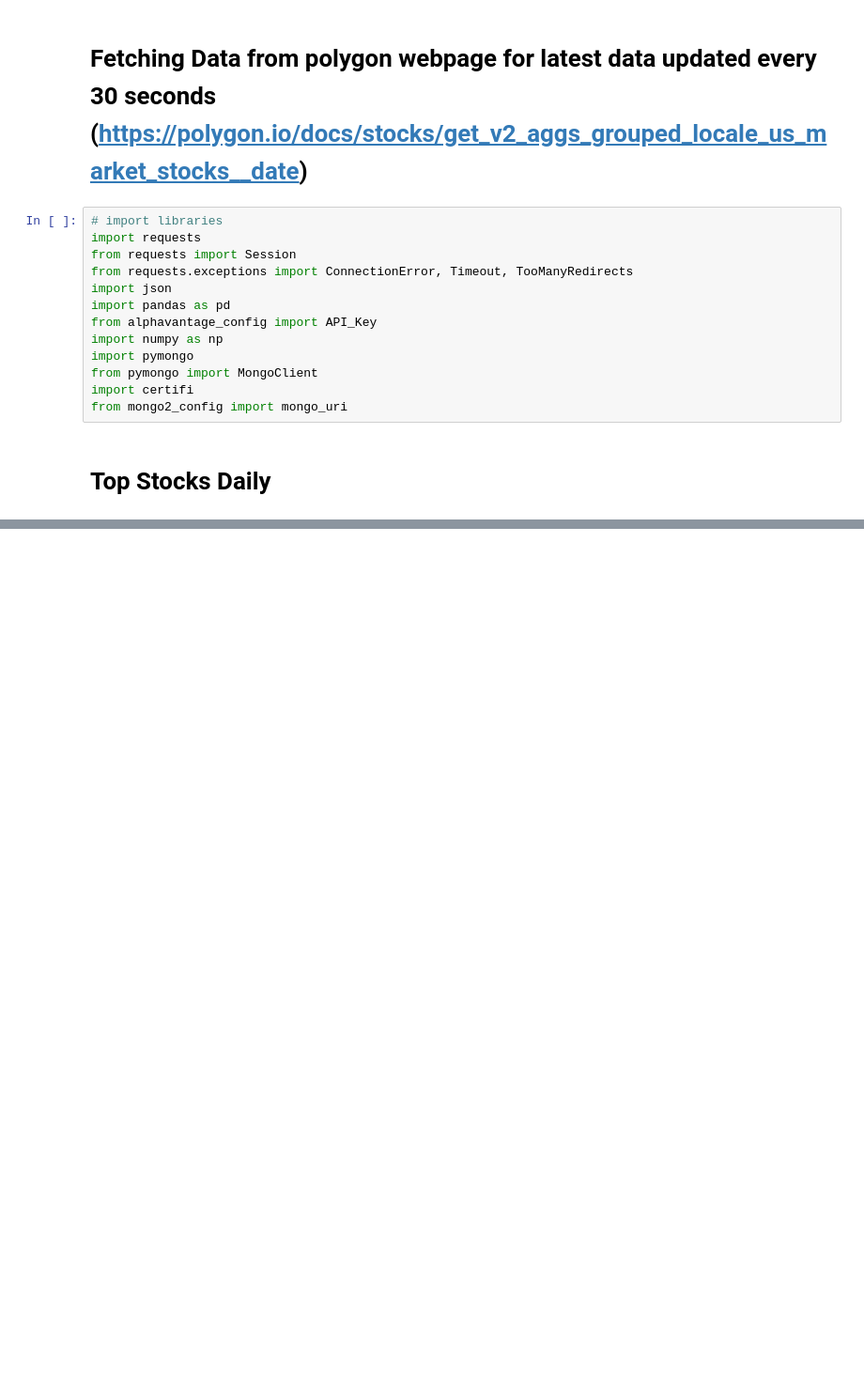
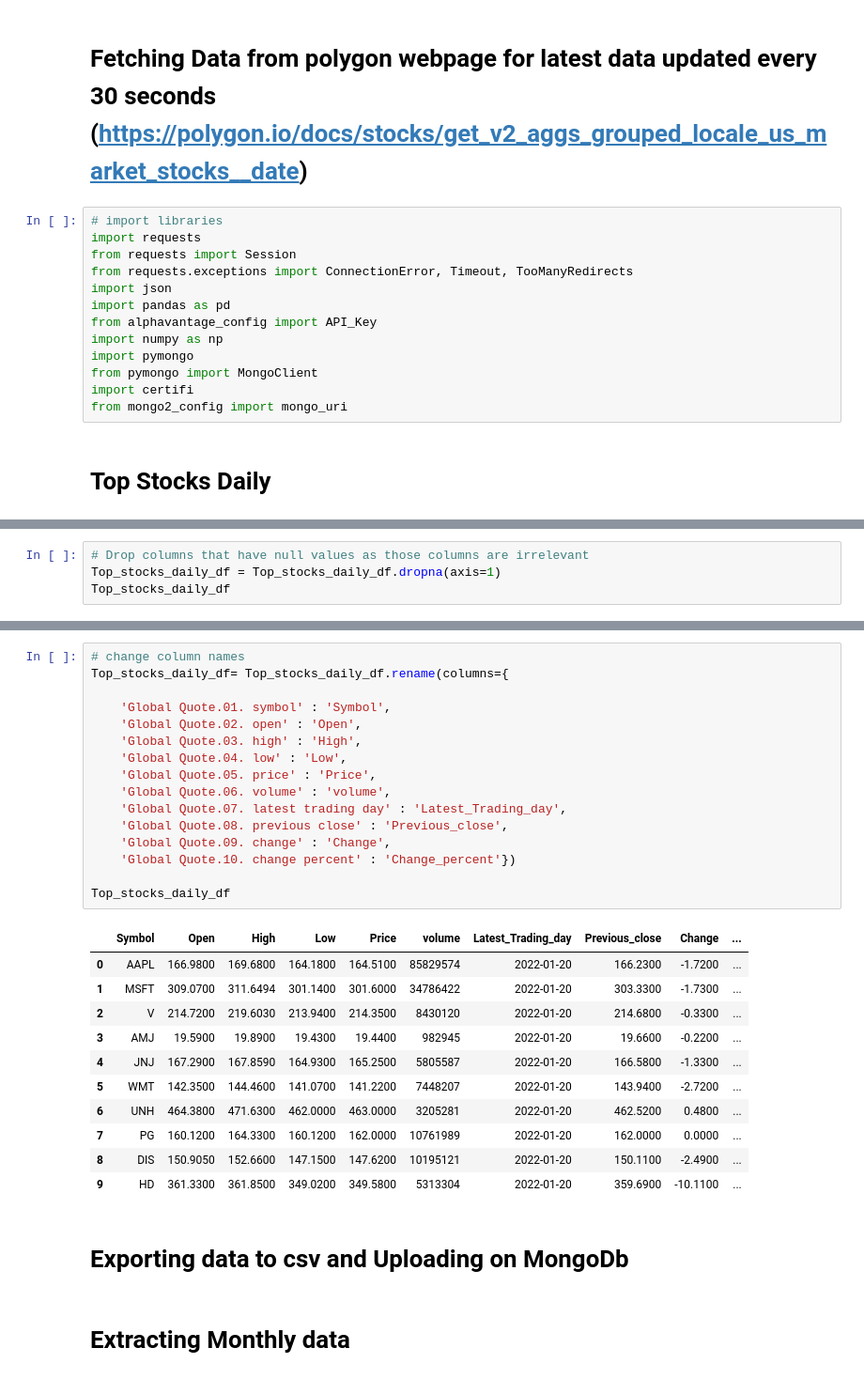
Before and after one commit to LaviJ/Cryptocurrency-Analysis, a Jupyter notebook: Database/Seg2_LJ/Stock_Market/Fetch_API_Stock_data.ipynb, the cells around one changed output, grey strips where cells are left out. Shown: that part at 94% size. Saved outputs shown, nothing was run; the diff lists cells and outputs as text; blank space fills up the shorter version.

Commit message:
Data preprocessing for Stock Market Data

```diff
--- a/Database/Seg2_LJ/Stock_Market/Fetch_API_Stock_data.ipynb
+++ b/Database/Seg2_LJ/Stock_Market/Fetch_API_Stock_data.ipynb
@@ -72,0 +89,4 @@ Top_stocks_daily_df
+# %%
+# Drop columns that have null values as those columns are irrelevant
+Top_stocks_daily_df = Top_stocks_daily_df.dropna(axis=1)
+Top_stocks_daily_df
@@ -73,3 +105,35 @@ Top_stocks_daily_df
+# %%
+# change column names
+Top_stocks_daily_df= Top_stocks_daily_df.rename(columns={
+
+    'Global Quote.01. symbol' : 'Symbol',
+    'Global Quote.02. open' : 'Open',
+    'Global Quote.03. high' : 'High',
+    'Global Quote.04. low' : 'Low',
+    'Global Quote.05. price' : 'Price',
+    'Global Quote.06. volume' : 'volume',
+    'Global Quote.07. latest trading day' : 'Latest_Trading_day',
+    'Global Quote.08. previous close' : 'Previous_close',
+    'Global Quote.09. change' : 'Change',
+    'Global Quote.10. change percent' : 'Change_percent'})
+
+Top_stocks_daily_df
+# %% [output]
+|  | Symbol | Open | High | Low | Price | volume | Latest_Trading_day | Previous_close | Change | ... |
+| 0 | AAPL | 166.9800 | 169.6800 | 164.1800 | 164.5100 | 85829574 | 2022-01-20 | 166.2300 | -1.7200 | ... |
+| 1 | MSFT | 309.0700 | 311.6494 | 301.1400 | 301.6000 | 34786422 | 2022-01-20 | 303.3300 | -1.7300 | ... |
+| 2 | V | 214.7200 | 219.6030 | 213.9400 | 214.3500 | 8430120 | 2022-01-20 | 214.6800 | -0.3300 | ... |
+| 3 | AMJ | 19.5900 | 19.8900 | 19.4300 | 19.4400 | 982945 | 2022-01-20 | 19.6600 | -0.2200 | ... |
+| 4 | JNJ | 167.2900 | 167.8590 | 164.9300 | 165.2500 | 5805587 | 2022-01-20 | 166.5800 | -1.3300 | ... |
+| 5 | WMT | 142.3500 | 144.4600 | 141.0700 | 141.2200 | 7448207 | 2022-01-20 | 143.9400 | -2.7200 | ... |
+| 6 | UNH | 464.3800 | 471.6300 | 462.0000 | 463.0000 | 3205281 | 2022-01-20 | 462.5200 | 0.4800 | ... |
+| 7 | PG | 160.1200 | 164.3300 | 160.1200 | 162.0000 | 10761989 | 2022-01-20 | 162.0000 | 0.0000 | ... |
+| 8 | DIS | 150.9050 | 152.6600 | 147.1500 | 147.6200 | 10195121 | 2022-01-20 | 150.1100 | -2.4900 | ... |
+| 9 | HD | 361.3300 | 361.8500 | 349.0200 | 349.5800 | 5313304 | 2022-01-20 | 359.6900 | -10.1100 | ... |
+# %% [markdown]
+# Exporting data to csv and Uploading on MongoDb
+# %% [markdown]
+# Extracting Monthly data
 # %%
 # Extracting monthly data
 symbols = ['AAPL', 'MSFT', 'V', 'AMJ', 'JNJ']
```
Also changed, not shown: parts of 39 cells of this notebook, 4 other files.
